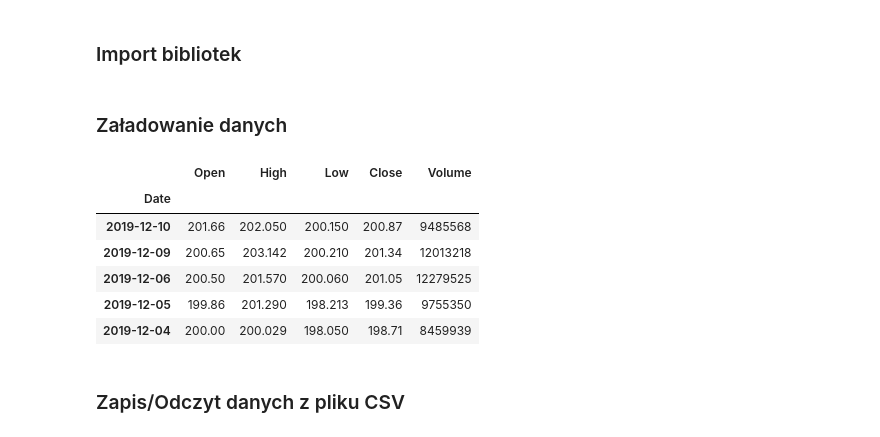
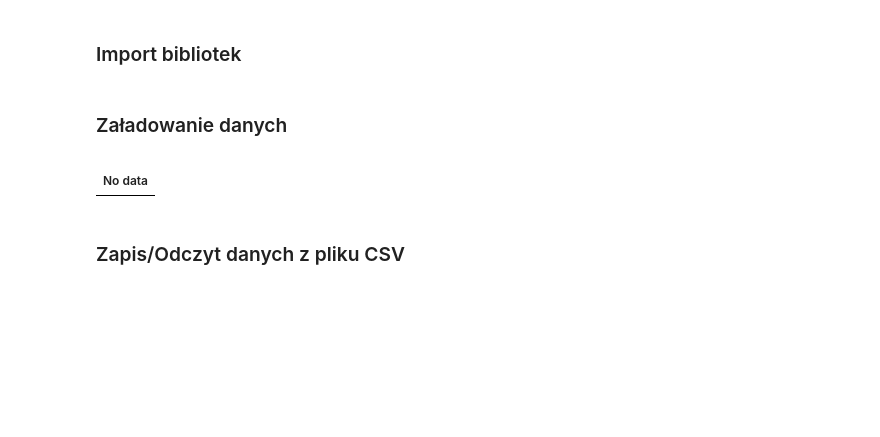
Before and after one commit to radziot/data-science-bootcamp, a Jupyter notebook: 02_analiza_danych/03_zapis_odczyt.ipynb, the cells around one changed output. Drawn from its saved outputs; the diff is of its cells as text; code cells hidden in the pictures; blank space fills up the shorter version.

```diff
--- a/02_analiza_danych/03_zapis_odczyt.ipynb
+++ b/02_analiza_danych/03_zapis_odczyt.ipynb
@@ -29,21 +29,16 @@ import pandas as pd
 # %%
 def fetch_financial_data(company='AMZN'):
     """
     This function fetch stock market quotations.
     """
     import pandas_datareader.data as web
     return web.DataReader(name=company, data_source='stooq')
 
-df = fetch_financial_data('FB')
+df = fetch_financial_data('META')
 df.head()
 # %% [output]
-|  | Open | High | Low | Close | Volume |
-| Date |  |  |  |  |  |
-| 2019-12-10 | 201.66 | 202.050 | 200.150 | 200.87 | 9485568 |
-| 2019-12-09 | 200.65 | 203.142 | 200.210 | 201.34 | 12013218 |
-| 2019-12-06 | 200.50 | 201.570 | 200.060 | 201.05 | 12279525 |
-| 2019-12-05 | 199.86 | 201.290 | 198.213 | 199.36 | 9755350 |
-| 2019-12-04 | 200.00 | 200.029 | 198.050 | 198.71 | 8459939 |
+|  |
+| No data |
 # %% [markdown]
 ### <a name='a3'></a> Zapis/Odczyt danych z pliku CSV
 # %%
```
